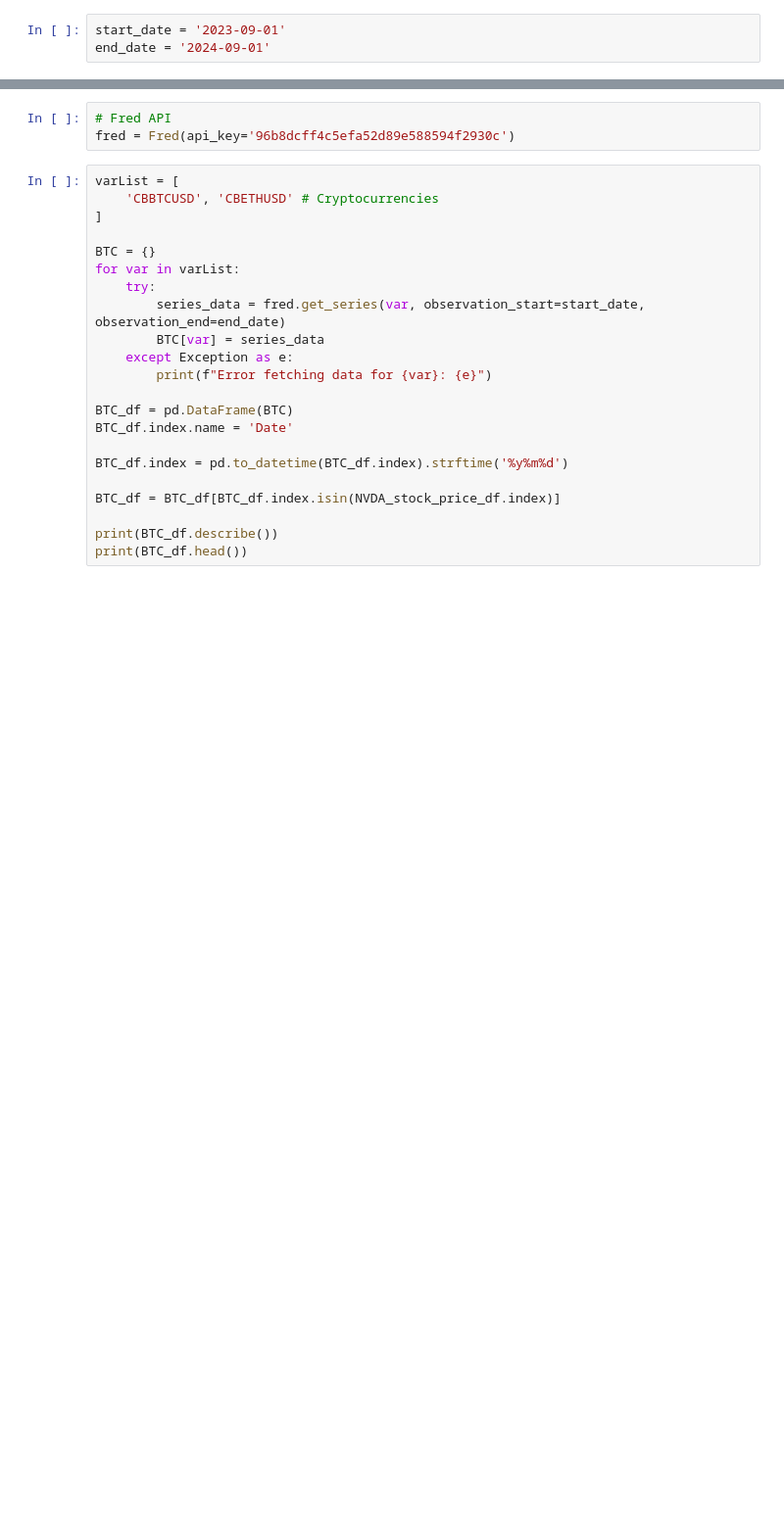
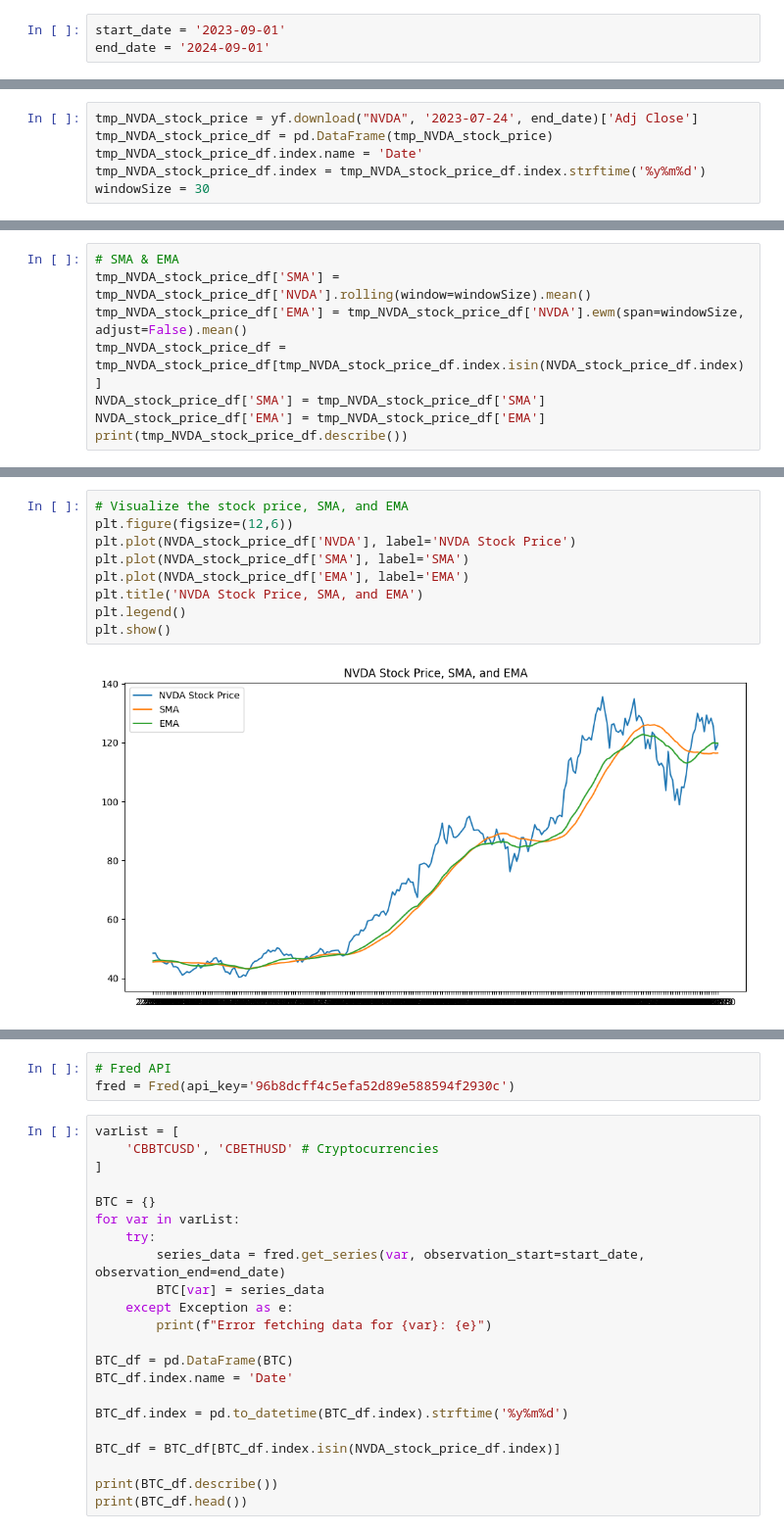
Before and after one commit to yfeng445/ENCP-6000, a Jupyter notebook: Amst/Final Assignment/FeaturePreparation.ipynb, the cells around one changed output, grey strips where cells are left out. Shown at 98% size. Drawn from its saved outputs; the diff is of its cells as text; blank space fills up the shorter version.

```diff
--- a/Amst/Final Assignment/FeaturePreparation.ipynb
+++ b/Amst/Final Assignment/FeaturePreparation.ipynb
@@ -36,0 +44,6 @@ max     135.568405
+# %%
+tmp_NVDA_stock_price = yf.download("NVDA", '2023-07-24', end_date)['Adj Close']
+tmp_NVDA_stock_price_df = pd.DataFrame(tmp_NVDA_stock_price)
+tmp_NVDA_stock_price_df.index.name = 'Date'
+tmp_NVDA_stock_price_df.index = tmp_NVDA_stock_price_df.index.strftime('%y%m%d')
+windowSize = 30
@@ -36,0 +52,8 @@ max     135.568405
+# %%
+# SMA & EMA
+tmp_NVDA_stock_price_df['SMA'] = tmp_NVDA_stock_price_df['NVDA'].rolling(window=windowSize).mean()
+tmp_NVDA_stock_price_df['EMA'] = tmp_NVDA_stock_price_df['NVDA'].ewm(span=windowSize, adjust=False).mean()
+tmp_NVDA_stock_price_df = tmp_NVDA_stock_price_df[tmp_NVDA_stock_price_df.index.isin(NVDA_stock_price_df.index)]
+NVDA_stock_price_df['SMA'] = tmp_NVDA_stock_price_df['SMA']
+NVDA_stock_price_df['EMA'] = tmp_NVDA_stock_price_df['EMA']
+print(tmp_NVDA_stock_price_df.describe())
@@ -37,3 +70,14 @@ max     135.568405
+# %%
+# Visualize the stock price, SMA, and EMA
+plt.figure(figsize=(12,6))
+plt.plot(NVDA_stock_price_df['NVDA'], label='NVDA Stock Price')
+plt.plot(NVDA_stock_price_df['SMA'], label='SMA')
+plt.plot(NVDA_stock_price_df['EMA'], label='EMA')
+plt.title('NVDA Stock Price, SMA, and EMA')
+plt.legend()
+plt.show()
+# %% [output]
+[figure, added]
 # %%
 # Competitors stock price
 competitors = ['AMD', 'INTC', 'QCOM', 'AAPL', 'AVGO']
```
Also changed, not shown: parts of 10 cells of this notebook, 2 other files.
